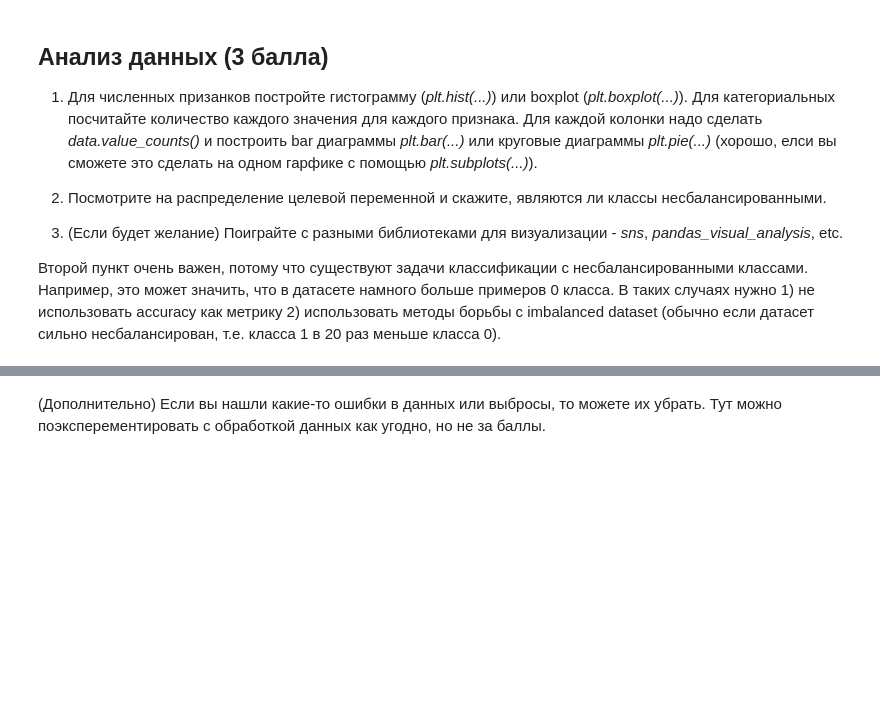
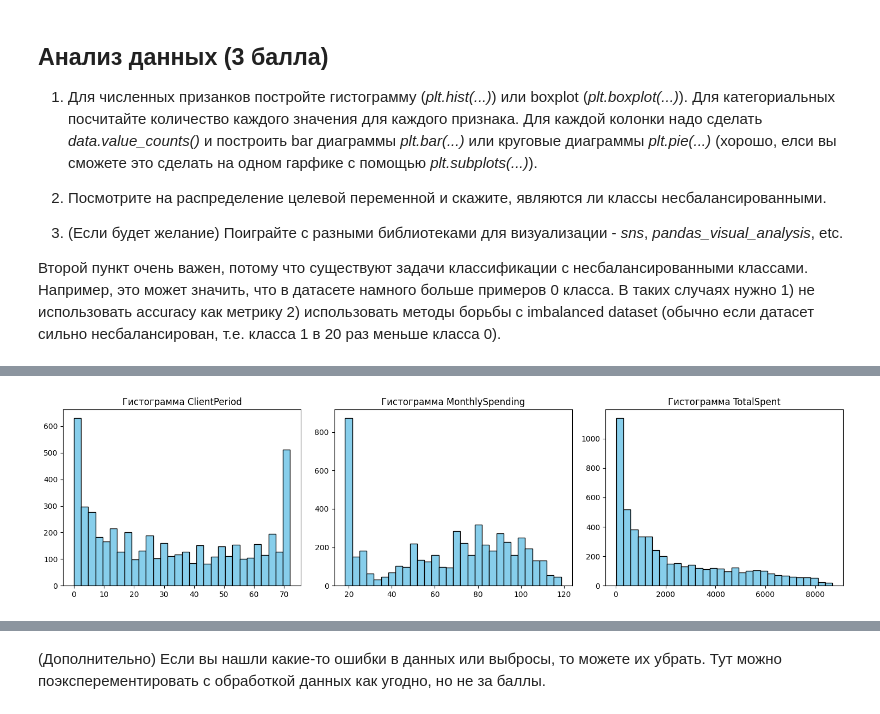
Before and after one commit to ryybiinana1/HW_Ml_course, a Jupyter notebook: week_03_composition_model_selection/Homework/hw_3_kaggle.ipynb, the cells around one changed output, grey strips where cells are left out. Cells and saved outputs as stored; diff of their text form; code cells hidden in the pictures; blank space fills up the shorter version.

```diff
--- a/week_03_composition_model_selection/Homework/hw_3_kaggle.ipynb
+++ b/week_03_composition_model_selection/Homework/hw_3_kaggle.ipynb
@@ -209,0 +219,2 @@ dtype: int64
+# %%
+df['TotalSpent'].fillna(df['TotalSpent'].median(), inplace=True)
@@ -217,3 +257,8 @@ dtype: int64
 3) (Если будет желание) Поиграйте с разными библиотеками для визуализации - *sns*, *pandas_visual_analysis*, etc.
 
 Второй пункт очень важен, потому что существуют задачи классификации с несбалансированными классами. Например, это может значить, что в датасете намного больше примеров 0 класса. В таких случаях нужно 1) не использовать accuracy как метрику 2) использовать методы борьбы с imbalanced dataset (обычно если датасет сильно несбалансирован, т.е. класса 1 в 20 раз меньше класса 0).
+# %%
+# Посчитаем кол-во уникальных значений в стобце, чтобы определиться, является ли он категориальным
+print("Кол-во уникальных значений для столбца: ")
+for col in col_list:
+    print(f"{col : <24} -    {df[col].nunique()}")
@@ -219,0 +283,19 @@ dtype: int64
+# %%
+# Создадим переменные для числовых и категориальных признаков
+cat_cols = ['Sex', 'IsSeniorCitizen', 'HasPartner', 'HasChild','HasPhoneService',
+            'HasMultiplePhoneNumbers','HasInternetService','HasOnlineSecurityService',
+            'HasOnlineBackup','HasDeviceProtection','HasTechSupportAccess','HasOnlineTV',
+            'HasMovieSubscription','HasContractPhone','IsBillingPaperless',
+            'PaymentMethod','Churn']
+
+num_cols = ['ClientPeriod','MonthlySpending','TotalSpent']
+# %%
+# Гистограммы для числовых признаков
+fig, axes = plt.subplots(1, 3, figsize=(15, 4))
+for i, col in enumerate(num_cols):
+    axes[i].hist(df[col], bins=30, color='skyblue', edgecolor='black')
+    axes[i].set_title(f'Гистограмма {col}')
+plt.tight_layout()
+plt.show()
+# %% [output]
+[figure, added]
```
Also changed, not shown: parts of 12 cells of this notebook.
